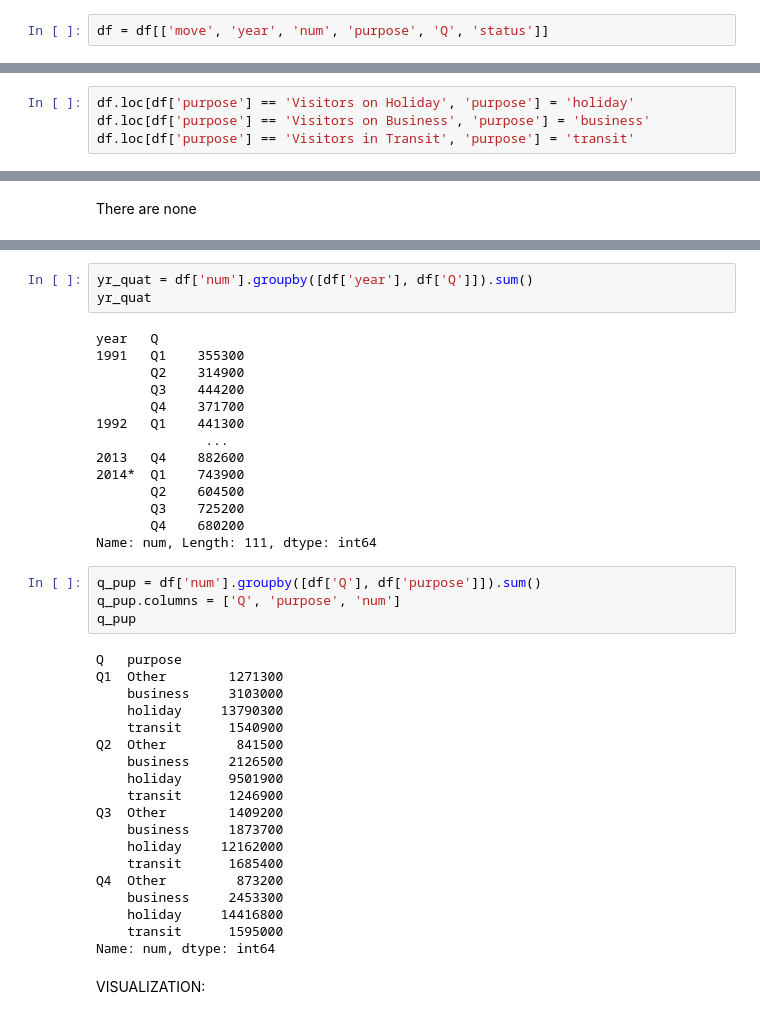
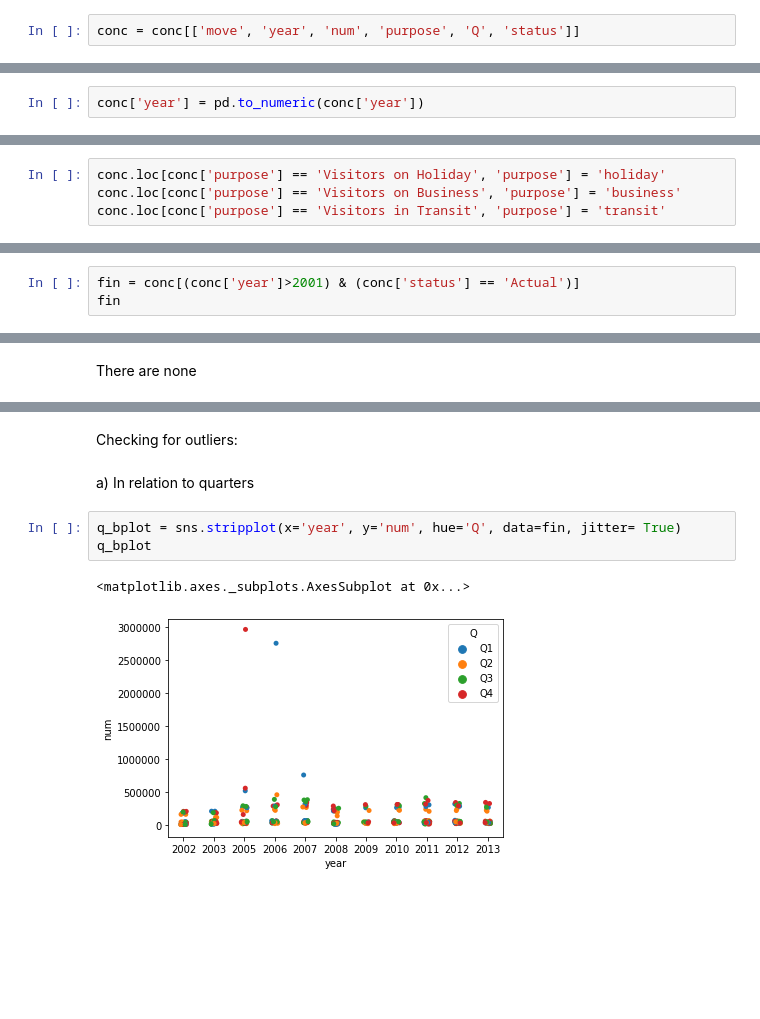
Before and after one commit to shirleymbeyu/visitors_to_Kenya, a Jupyter notebook: VISITORS.ipynb, the cells around one changed output, grey strips where cells are left out. Drawn from its saved outputs; the diff is of its cells as text; blank space fills up the shorter version.

```diff
--- a/VISITORS.ipynb
+++ b/VISITORS.ipynb
@@ -66,2 +89,2 @@ df.columns = ['move', 'date', 'year', 'num', 'purpose', 'Q', 'status', 'id']
 # %%
-df = df[['move', 'year', 'num', 'purpose', 'Q', 'status']]
+conc = conc[['move', 'year', 'num', 'purpose', 'Q', 'status']]
@@ -67,0 +93,2 @@ df = df[['move', 'year', 'num', 'purpose', 'Q', 'status']]
+# %%
+conc['year'] = pd.to_numeric(conc['year'])
@@ -68,9 +113,9 @@ df = df[['move', 'year', 'num', 'purpose', 'Q', 'status']]
 # %% [markdown]
 Finding and changing some values in the purpose column
 # %%
-df.loc[df['purpose'] == 'Visitors on Holiday', 'purpose'] = 'holiday'
-df.loc[df['purpose'] == 'Visitors on Business', 'purpose'] = 'business'
-df.loc[df['purpose'] == 'Visitors in Transit', 'purpose'] = 'transit'
+conc.loc[conc['purpose'] == 'Visitors on Holiday', 'purpose'] = 'holiday'
+conc.loc[conc['purpose'] == 'Visitors on Business', 'purpose'] = 'business'
+conc.loc[conc['purpose'] == 'Visitors in Transit', 'purpose'] = 'transit'
 # %% [markdown]
 Confirming the changes
 # %%
@@ -125,0 +195,3 @@ df[df['purpose'] == "transit"]
+# %%
+fin = conc[(conc['year']>2001) & (conc['status'] == 'Actual')]
+fin
@@ -232,42 +222,10 @@ Name: num, Length: 112, dtype: int64
-# %%
-yr_quat = df['num'].groupby([df['year'], df['Q']]).sum()
-yr_quat
-# %% [output]
-year   Q
-1991   Q1    355300
-       Q2    314900
-       Q3    444200
-       Q4    371700
-1992   Q1    441300
-              ...
-2013   Q4    882600
-2014*  Q1    743900
-       Q2    604500
-       Q3    725200
-       Q4    680200
-Name: num, Length: 111, dtype: int64
-# %%
-q_pup = df['num'].groupby([df['Q'], df['purpose']]).sum()
-q_pup.columns = ['Q', 'purpose', 'num']
-q_pup
-# %% [output]
-Q   purpose
-Q1  Other        1271300
-    business     3103000
-    holiday     13790300
-    transit      1540900
-Q2  Other         841500
-    business     2126500
-    holiday      9501900
-    transit      1246900
-Q3  Other        1409200
-    business     1873700
-    holiday     12162000
-    transit      1685400
-Q4  Other         873200
-    business     2453300
-    holiday     14416800
-    transit      1595000
-Name: num, dtype: int64
-# %% [markdown]
-VISUALIZATION:
+# %% [markdown]
+Checking for outliers:
+# %% [markdown]
+a) In relation to quarters
+# %%
+q_bplot = sns.stripplot(x='year', y='num', hue='Q', data=fin, jitter= True)
+q_bplot
+# %% [output]
+<matplotlib.axes._subplots.AxesSubplot at 0x...>
+[figure, added]
```
Also changed, not shown: parts of 60 cells of this notebook, 3 other files.
